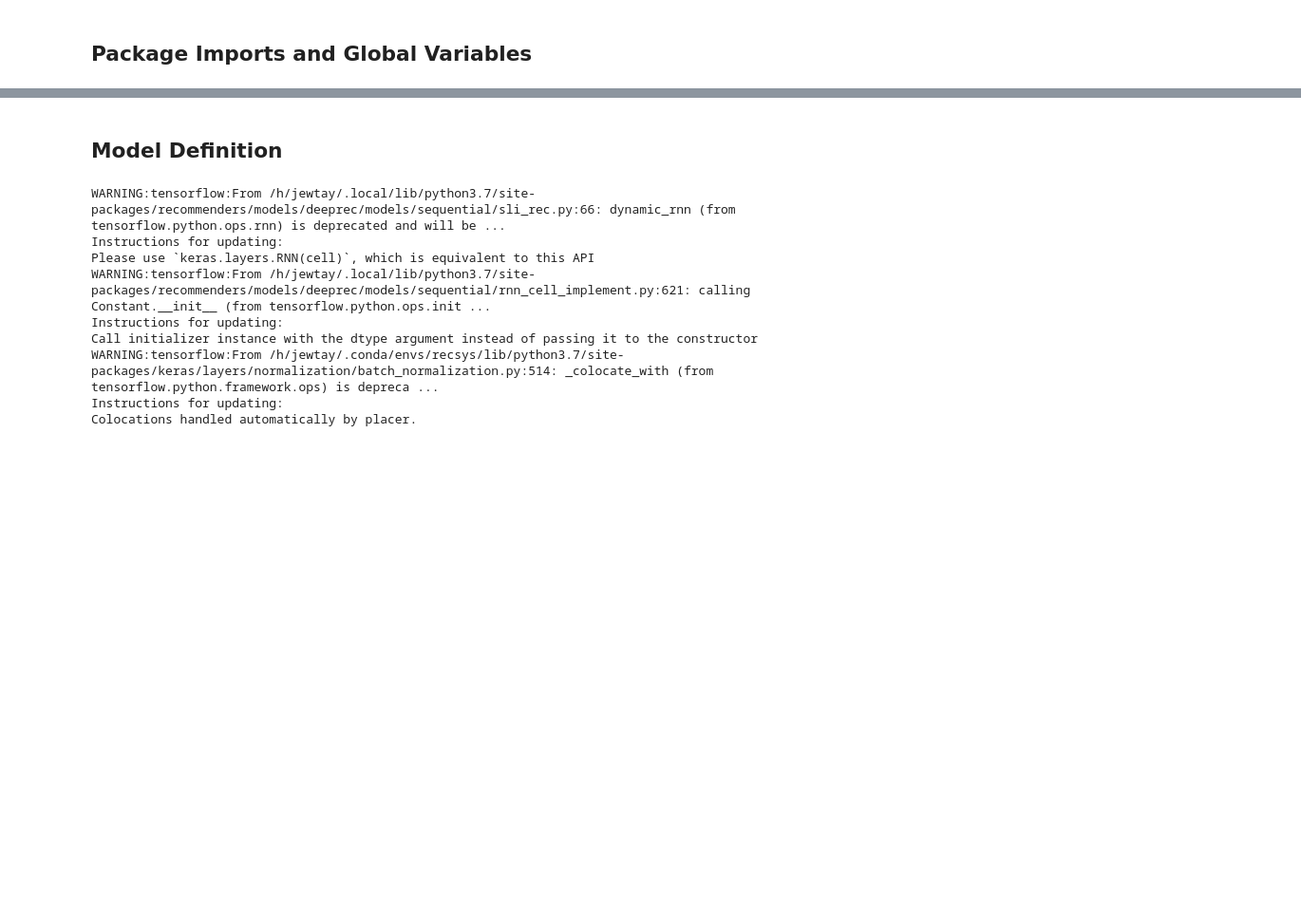
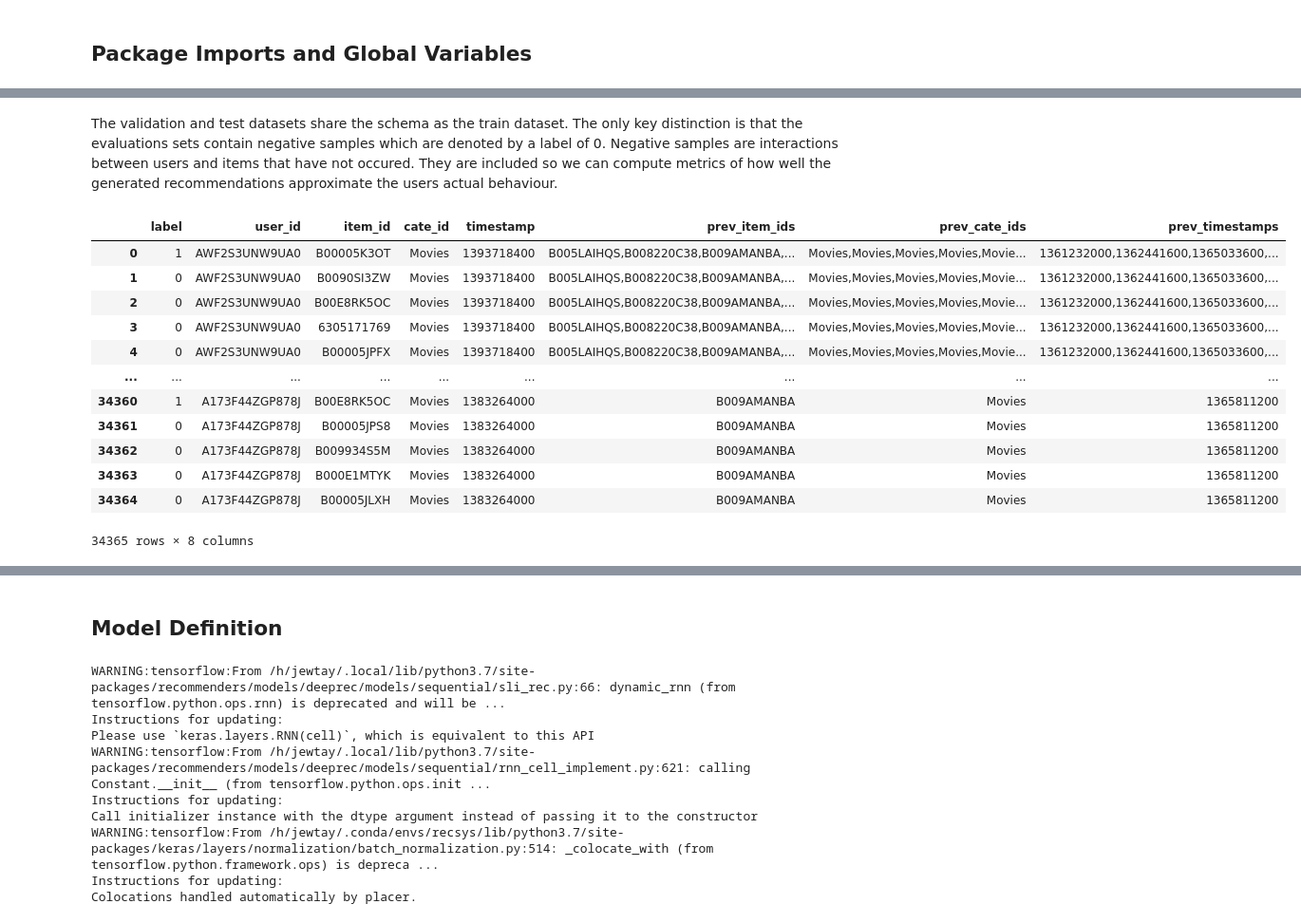
Before and after one commit to VectorInstitute/recommender_systems_project, a Jupyter notebook: sequence_aware_recsys/slirec_amazon.ipynb, the cells around one changed output, grey strips where cells are left out. Shown: that part at 95% size. Saved outputs shown, nothing was run; the diff lists cells and outputs as text; code cells hidden in the pictures; blank space fills up the shorter version.

```diff
--- a/sequence_aware_recsys/slirec_amazon.ipynb
+++ b/sequence_aware_recsys/slirec_amazon.ipynb
@@ -53,0 +83,20 @@ if not os.path.exists(train_file):
+# %% [markdown]
+The validation and test datasets share the schema as the train dataset. The only key distinction is that the evaluations sets contain negative samples which are denoted by a label of 0. Negative samples are interactions between users and items that have not occured. They are included so we can compute metrics of how well the generated recommendations approximate the users actual behaviour.
+# %%
+# Visualize validation dataset dataframe
+valid_df = pd.read_csv(valid_path, sep="\t", index_col=False, names=["label", "user_id", "item_id", "cate_id", "timestamp", "prev_item_ids", "prev_cate_ids", "prev_timestamps"])
+valid_df
+# %% [output]
+|  | label | user_id | item_id | cate_id | timestamp | prev_item_ids | prev_cate_ids | prev_timestamps |
+| 0 | 1 | AWF2S3UNW9UA0 | B00005K3OT | Movies | 1393718400 | B005LAIHQS,B008220C38,B009AMANBA,... | Movies,Movies,Movies,Movies,Movie... | 1361232000,1362441600,1365033600,... |
+| 1 | 0 | AWF2S3UNW9UA0 | B0090SI3ZW | Movies | 1393718400 | B005LAIHQS,B008220C38,B009AMANBA,... | Movies,Movies,Movies,Movies,Movie... | 1361232000,1362441600,1365033600,... |
+| 2 | 0 | AWF2S3UNW9UA0 | B00E8RK5OC | Movies | 1393718400 | B005LAIHQS,B008220C38,B009AMANBA,... | Movies,Movies,Movies,Movies,Movie... | 1361232000,1362441600,1365033600,... |
+| 3 | 0 | AWF2S3UNW9UA0 | 6305171769 | Movies | 1393718400 | B005LAIHQS,B008220C38,B009AMANBA,... | Movies,Movies,Movies,Movies,Movie... | 1361232000,1362441600,1365033600,... |
+| 4 | 0 | AWF2S3UNW9UA0 | B00005JPFX | Movies | 1393718400 | B005LAIHQS,B008220C38,B009AMANBA,... | Movies,Movies,Movies,Movies,Movie... | 1361232000,1362441600,1365033600,... |
+| ... | ... | ... | ... | ... | ... | ... | ... | ... |
+| 34360 | 1 | A173F44ZGP878J | B00E8RK5OC | Movies | 1383264000 | B009AMANBA | Movies | 1365811200 |
+| 34361 | 0 | A173F44ZGP878J | B00005JPS8 | Movies | 1383264000 | B009AMANBA | Movies | 1365811200 |
+| 34362 | 0 | A173F44ZGP878J | B009934S5M | Movies | 1383264000 | B009AMANBA | Movies | 1365811200 |
+| 34363 | 0 | A173F44ZGP878J | B000E1MTYK | Movies | 1383264000 | B009AMANBA | Movies | 1365811200 |
+| 34364 | 0 | A173F44ZGP878J | B00005JLXH | Movies | 1383264000 | B009AMANBA | Movies | 1365811200 |
+34365 rows × 8 columns
```
Also changed, not shown: parts of 16 cells of this notebook, 2 other files.
